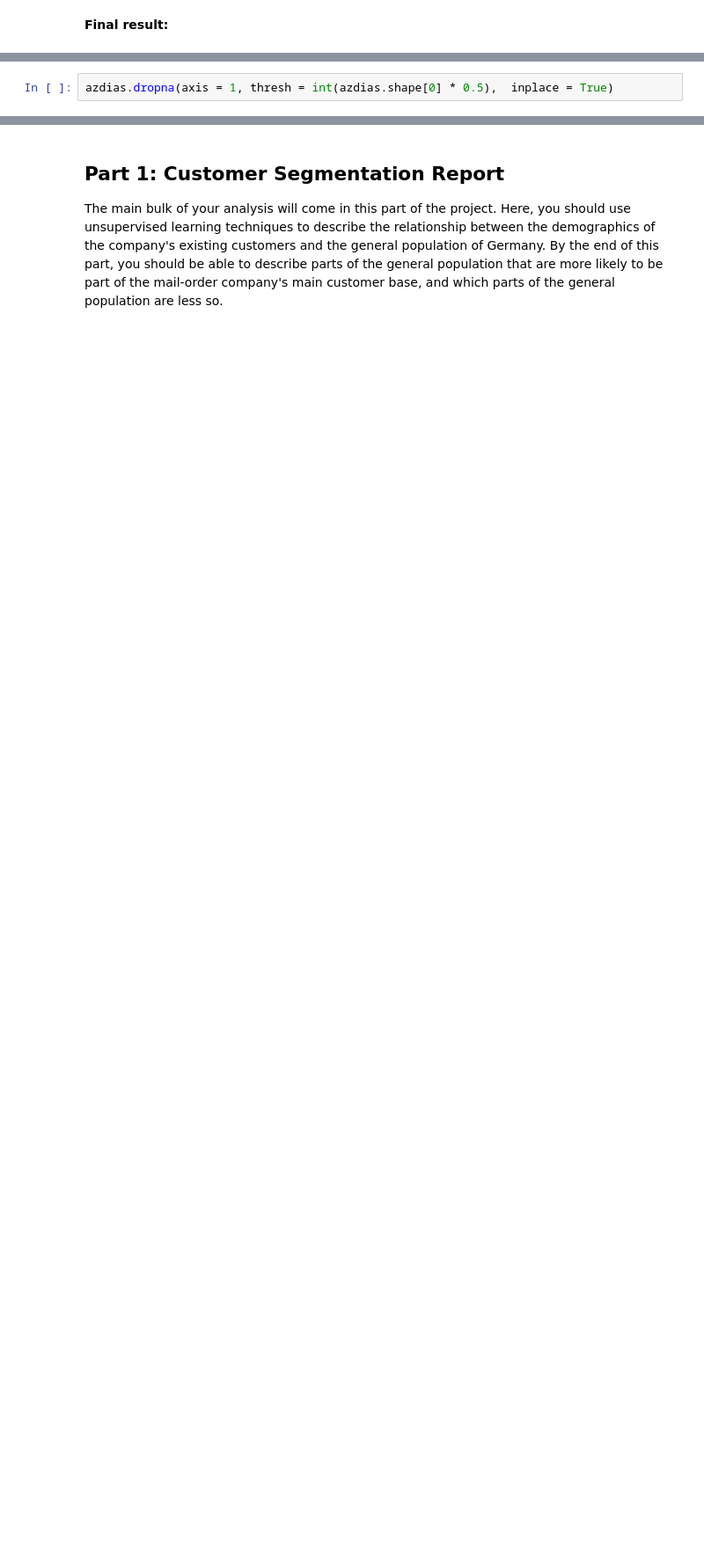
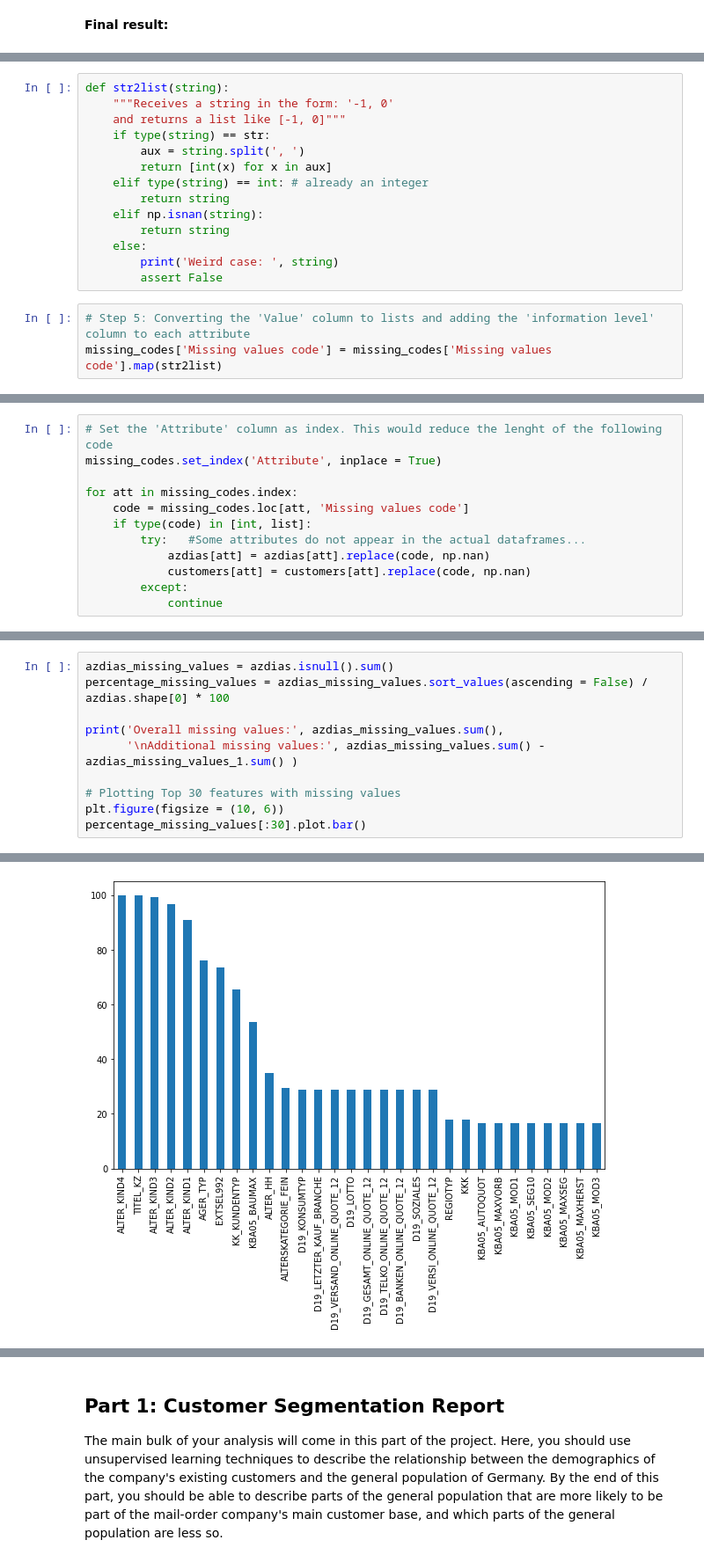
Before and after one commit to jobquiroz/MarketingCampaign, a Jupyter notebook: Arvato Project Workbook.ipynb, the cells around one changed output, grey strips where cells are left out. Shown at 88% size. Saved outputs shown, nothing was run; the diff lists cells and outputs as text; blank space fills up the shorter version.

```diff
--- a/Arvato Project Workbook.ipynb
+++ b/Arvato Project Workbook.ipynb
@@ -187,2 +161,0 @@ Dropping the columns
-# %%
-azdias.dropna(axis = 1, thresh = int(azdias.shape[0] * 0.5),  inplace = True)
@@ -203,0 +281,17 @@ azdias_cols - info_level_set;
+# %%
+def str2list(string):
+    """Receives a string in the form: '-1, 0'
+    and returns a list like [-1, 0]"""
+    if type(string) == str:
+        aux = string.split(', ')
+        return [int(x) for x in aux]
+    elif type(string) == int: # already an integer
+        return string
+    elif np.isnan(string):
+        return string
+    else:
+        print('Weird case: ', string)
+        assert False
+# %%
+# Step 5: Converting the 'Value' column to lists and adding the 'information level' column to each attribute
+missing_codes['Missing values code'] = missing_codes['Missing values code'].map(str2list)
@@ -203,0 +315,12 @@ azdias_cols - info_level_set;
+# %%
+# Set the 'Attribute' column as index. This would reduce the lenght of the following code
+missing_codes.set_index('Attribute', inplace = True)
+
+for att in missing_codes.index:
+    code = missing_codes.loc[att, 'Missing values code']
+    if type(code) in [int, list]:
+        try:   #Some attributes do not appear in the actual dataframes...
+            azdias[att] = azdias[att].replace(code, np.nan)
+            customers[att] = customers[att].replace(code, np.nan)
+        except:
+            continue
@@ -203,0 +355,11 @@ azdias_cols - info_level_set;
+# %%
+azdias_missing_values = azdias.isnull().sum()
+percentage_missing_values = azdias_missing_values.sort_values(ascending = False) / azdias.shape[0] * 100
+
+print('Overall missing values:', azdias_missing_values.sum(),
+      '\nAdditional missing values:', azdias_missing_values.sum() - azdias_missing_values_1.sum() )
+
+# Plotting Top 30 features with missing values
+plt.figure(figsize = (10, 6))
+percentage_missing_values[:30].plot.bar()
+# %% [output]
@@ -203,0 +369 @@ azdias_cols - info_level_set;
+[figure, added]
```
Also changed, not shown: parts of 129 cells of this notebook.
